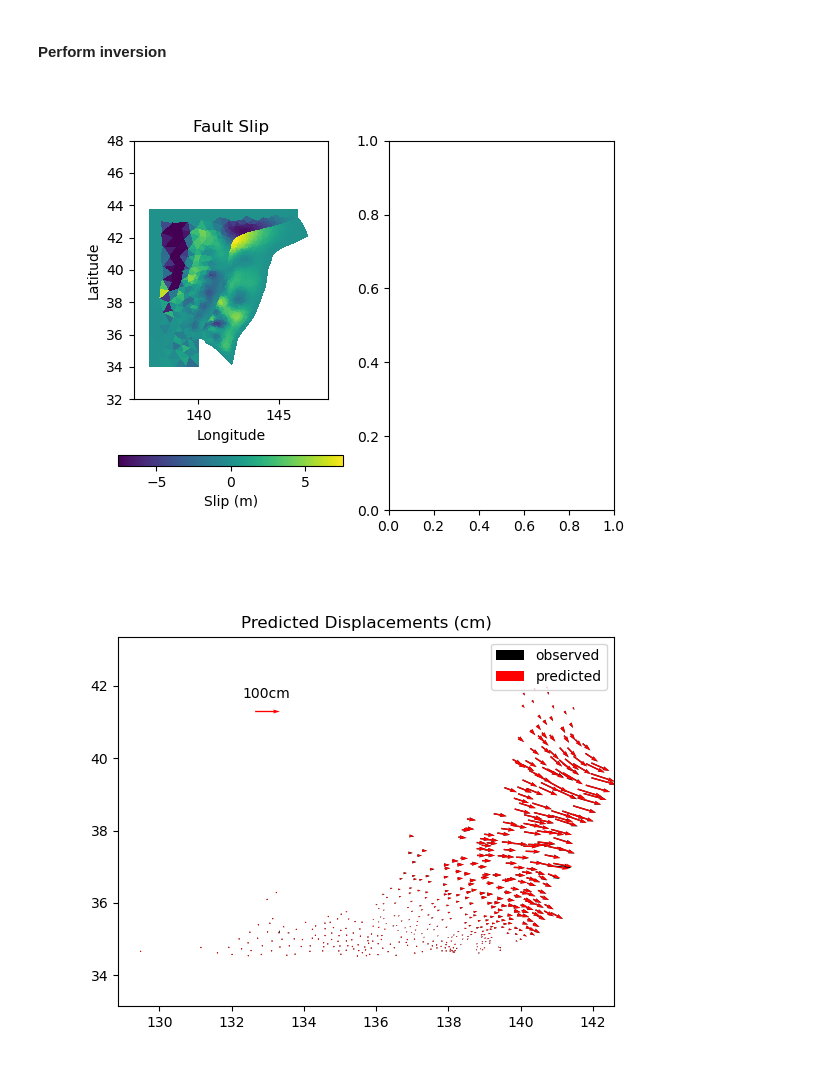
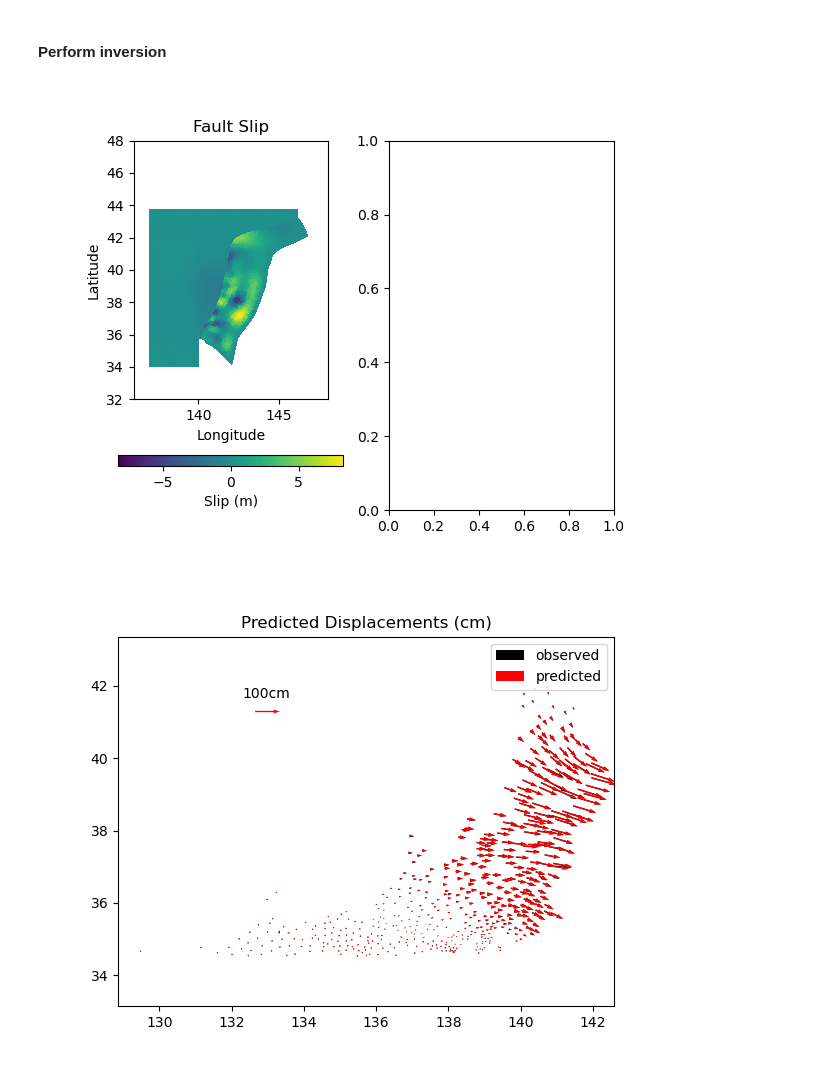
Before and after one commit to e-middleton/Emily_fault_displacement, a Jupyter notebook: CMI.ipynb, the cells around one changed output. Drawn from its saved outputs; the diff is of its cells as text; code cells hidden in the pictures.

Commit message:
removing tensile slip on fault messed up indexing, fixed with new vars, initial commit residuals calc

```diff
--- a/CMI.ipynb
+++ b/CMI.ipynb
@@ -273,7 +273,7 @@ cz = -1*mesh_edge[:,2] # depth is negative
 
 ## BEGIN GMSH
 
-char_len = 1 # smaller is good for degrees
+char_len = 0.75 # smaller is good for degrees
 n_points = np.shape(depth_contour)[0] # number of depth contour points
 num_surf = np.shape(depth_contour)[0]
 num_lines = np.shape(mesh_edge)[0] #num lines is the same as the total number of points
@@ -808,7 +808,7 @@ side_elem = sum(fault["side_elements"])
 fault_constraint = np.zeros(((2*(top_elem+side_elem)), len(disp_mat[0]))) # 3xcmi elem + 2xfault elem
 
 tri_beg_idx.append(tri_end_idx[len(meshes)-1])
-tri_end_idx = np.append(tri_end_idx, [tri_end_idx[len(meshes)-1]+len(fault_constraint[0])], axis=0)
+tri_end_idx = np.append(tri_end_idx, [tri_end_idx[len(meshes)-1]+len(fault_constraint[0:,])], axis=0)
 
 # locations of top and side elements
 idx = np.nonzero(fault["top_elements"])[0].reshape(-1,1) # returns a row for each nonzero val
@@ -841,16 +841,15 @@ for m in range(edge_elem):
 
 # add indicies to beg and end idx lists for weights loop later
 tri_beg_idx.append(tri_end_idx[len(meshes)])
-tri_end_idx = np.append(tri_end_idx, [tri_end_idx[len(meshes)]+len(horiz_constraint[0])], axis=0)
-
+tri_end_idx = np.append(tri_end_idx, [tri_end_idx[len(meshes)]+len(horiz_constraint[0:,])], axis=0)
 
 assembled_mat = np.vstack([disp_mat, smoothing_mat, fault_constraint, horiz_constraint]) # stick constraint array as 3rd argument
 
 # List of smoothing weights to test
-smooths = [1, 1000, 1e4, 1e5, 1e6, 1e7, 1e9, 1e12, 1e16]
+smooths = [1e-6, 1, 1000, 1e4, 1e5, 1e6, 1e7, 1e9, 1e12, 1e16]
 
 # Select a smoothing weight and apply to meshes
-smoothing_weight = [smooths[7], smooths[7], smooths[1], smooths[0]] # smooth fault, smooth horiz, smooth constraints
+smoothing_weight = [smooths[8], smooths[9], smooths[3], smooths[3]] # smooth fault, smooth horiz, smooth constraints
 if np.size(smoothing_weight) != (len(meshes)+2): # add one for constraint matrix
     smoothing_weight = smoothing_weight*np.ones(len(meshes))
 
@@ -861,11 +860,19 @@ data_vector = np.zeros((np.shape(assembled_mat)[0], 1)) # by default, the rows c
 disp_array = np.array([gps.east_vel, gps.north_vel, gps.up_vel]).reshape((3,-1)).T.copy()
 data_vector[0:np.size(disp_array)] = disp_array.flatten().reshape(-1,1)
 
+# create new indexing lists to accommodate the differences between 2*fault_elem and 3*cmi elem
+fault_end = tri_end_idx[0]*2
+horiz_end = fault_end + len(horiz["lon1"])*3
+fault_constraint_end = horiz_end + len(fault_constraint[0:,])
+
+all_elem_beg = [0, fault_end, horiz_end, fault_constraint_end]
+all_elem_end = [all_elem_beg[1], all_elem_beg[2], all_elem_beg[3], all_elem_beg[3]+len(horiz_constraint[0:,])]
+
 # Start with unit uncertainties
 # this puts the smoothing weight for the fault mesh and cmi mesh, and leaves gps stations as 1
 weights = np.ones((np.shape(assembled_mat)[0], 1)) # might want to update when adding slip constraint
 for mesh_idx in range(len(meshes)+2):
-    weights[np.size(disp_array)+ 3*tri_beg_idx[mesh_idx]:np.size(disp_array)+3*tri_end_idx[mesh_idx]] = smoothing_weight[mesh_idx]
+    weights[np.size(disp_array)+ all_elem_beg[mesh_idx]:np.size(disp_array)+all_elem_end[mesh_idx]] = smoothing_weight[mesh_idx]
 # %% [markdown]
 #### Perform inversion
 # %%
@@ -884,11 +893,13 @@ ymin = 32
 ymax = 48
 plt.close('all')
 
+# dip slip on the CMI represents east-west motion, where east is negative and west is positive
+slip_type = 1 # 0 = strike slip 1 = dip slip
 end_idx = 2*tri_end_idx[0] #end of fault elem beginning of cmi elem
-dip_slip_vals = [est_slip[1:end_idx:2]/100, est_slip[end_idx+1::3]/100] # dip slip values for fault and CMI, converted from cm to m
+slip_vals = [est_slip[slip_type:end_idx:2]/100, est_slip[slip_type+ end_idx::3]/100] # dip slip values for fault and CMI, converted from cm to m
 
-max_mag_f = np.abs(np.max(dip_slip_vals[0]))
-max_mag_h = np.abs(np.max(dip_slip_vals[1]))
+max_mag_f = np.abs(np.max(slip_vals[0]))
+max_mag_h = np.abs(np.max(slip_vals[1]))
 if max_mag_f > max_mag_h:
     max_mag = max_mag_f
 else:
@@ -899,39 +910,39 @@ fig, ax = plt.subplots(1, 2)
 rso = ax[0].tripcolor(both["points"][:,0],
                       both["points"][:,1],
                       both["verts"],
-                      facecolors=(np.vstack(((dip_slip_vals[0], dip_slip_vals[1])))).flatten(),
+                      facecolors=(np.vstack(((slip_vals[0], slip_vals[1])))).flatten(),
                       vmin=-max_mag, vmax=max_mag)
-#ax[0].tripcolor(horiz["points"][:,0], horiz["points"][:,1], horiz["verts"], facecolors=(dip_slip_vals[1]).flatten())
+#ax[0].tripcolor(horiz["points"][:,0], horiz["points"][:,1], horiz["verts"], facecolors=(slip_vals[1]).flatten())
 #ax[0].quiver(gps.lon, gps.lat, pred_disp[0::3], pred_disp[1::3], scale=vec_scale, color='r')
 cbar1 = fig.colorbar(rso, ax=ax[0], orientation='horizontal')
 cbar1.set_label("Slip (m)")
 ax[0].set(xlim=(xmin-2, xmax), ylim=(ymin, ymax), aspect='equal')
 ax[0].title.set_text("Fault Slip") #graph 1
 ax[0].set_ylabel("Latitude")
 ax[0].set_xlabel("Longitude")
 plt.show()
 
 
-rso = ax[1].tripcolor(horiz["points"][:,0], horiz["points"][:,1], horiz["verts"], facecolors=(dip_slip_vals[1]).flatten(), vmin=-max_mag_h, vmax=max_mag_h)
+rso = ax[1].tripcolor(horiz["points"][:,0], horiz["points"][:,1], horiz["verts"], facecolors=(slip_vals[1]).flatten(), vmin=-max_mag_h, vmax=max_mag_h)
 cbar1 = fig.colorbar(rso, ax=ax[1], orientation='horizontal')
 cbar1.set_label("Slip (m)")
 #ax[1].quiver(gps.lon, gps.lat, pred_disp[0::3], pred_disp[1::3], scale=vec_scale, color='r', label="predicted")
 ax[1].quiver(gps.lon, gps.lat, gps.east_vel, gps.north_vel, scale=vec_scale, color='k', label='observed')
 ax[1].set(xlim=(xmin-2, xmax), ylim=(ymin, ymax), aspect='equal')
 ax[1].title.set_text("CMI Slip") #graph 1
 ax[1].set_ylabel("Latitude")
 ax[1].set_xlabel("Longitude")
 
 
 fig, ax = plt.subplots()
 ax.quiver(gps.lon, gps.lat, gps.east_vel, gps.north_vel, scale=vec_scale, color='k', label='observed')
 Q = ax.quiver(gps.lon, gps.lat, pred_disp[0::3], pred_disp[1::3], scale=vec_scale, color='r', label="predicted")
 ax.quiverkey(Q, X=0.3, Y=0.8, U=100, label="100cm", labelpos='N', color='r')
 #ax.quiver(gps.lon, gps.lat, data_vector[0:1497:3], data_vector[1:1497:3], scale=vec_scale, color='b')
 ax.axis("equal")
 plt.title("Predicted Displacements (cm)")
 plt.legend()
 plt.show()
 # %% [output]
-[figure, old version]
+[figure, new version]
 [figure]
```
Also changed, not shown: parts of 4 cells of this notebook.
